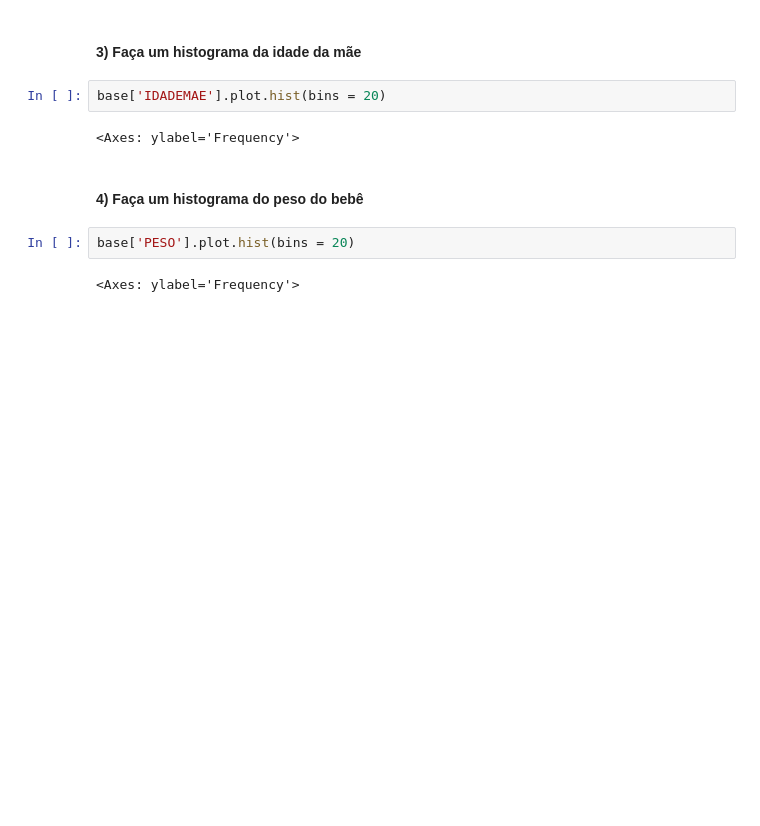
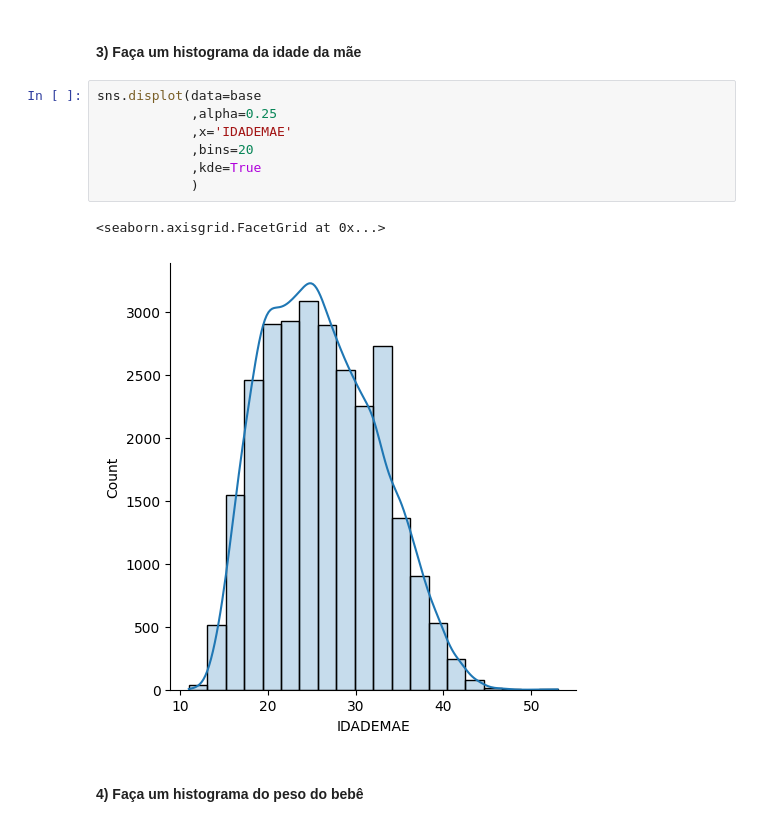
Before and after one commit to karinnacortes/EBAC, a Jupyter notebook: Mod06Ex02 - aula 4.ipynb, the cells around one changed output. Cells and saved outputs as stored; diff of their text form; blank space fills up the shorter version.

```diff
--- a/Mod06Ex02 - aula 4.ipynb
+++ b/Mod06Ex02 - aula 4.ipynb
@@ -35,12 +39,14 @@ base[['PESO']].boxplot()
 # %% [markdown]
 ####  3) Faça um histograma da idade da mãe
-# %%
-base['IDADEMAE'].plot.hist(bins = 20)
-# %% [output]
-<Axes: ylabel='Frequency'>
+# %%
+sns.displot(data=base
+            ,alpha=0.25
+            ,x='IDADEMAE'
+            ,bins=20
+            ,kde=True
+            )
+# %% [output]
+<seaborn.axisgrid.FacetGrid at 0x...>
+[figure, added]
 # %% [markdown]
 #### 4) Faça um histograma do peso do bebê
-# %%
-base['PESO'].plot.hist(bins = 20)
-# %% [output]
-<Axes: ylabel='Frequency'>
```
Also changed, not shown: parts of 5 cells of this notebook.
